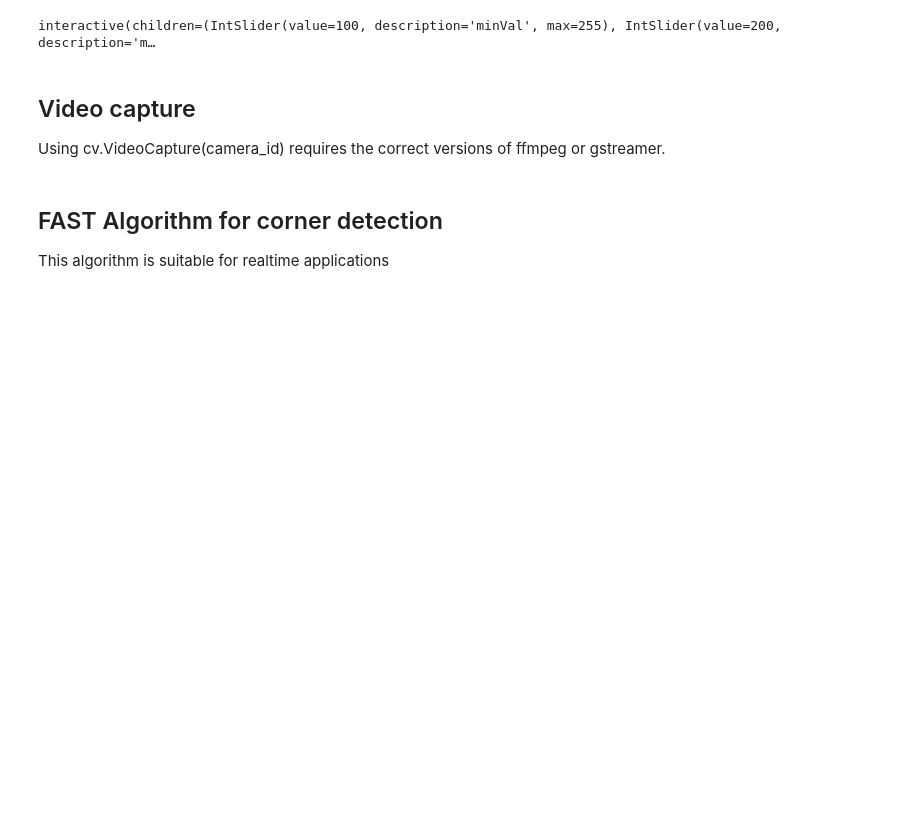
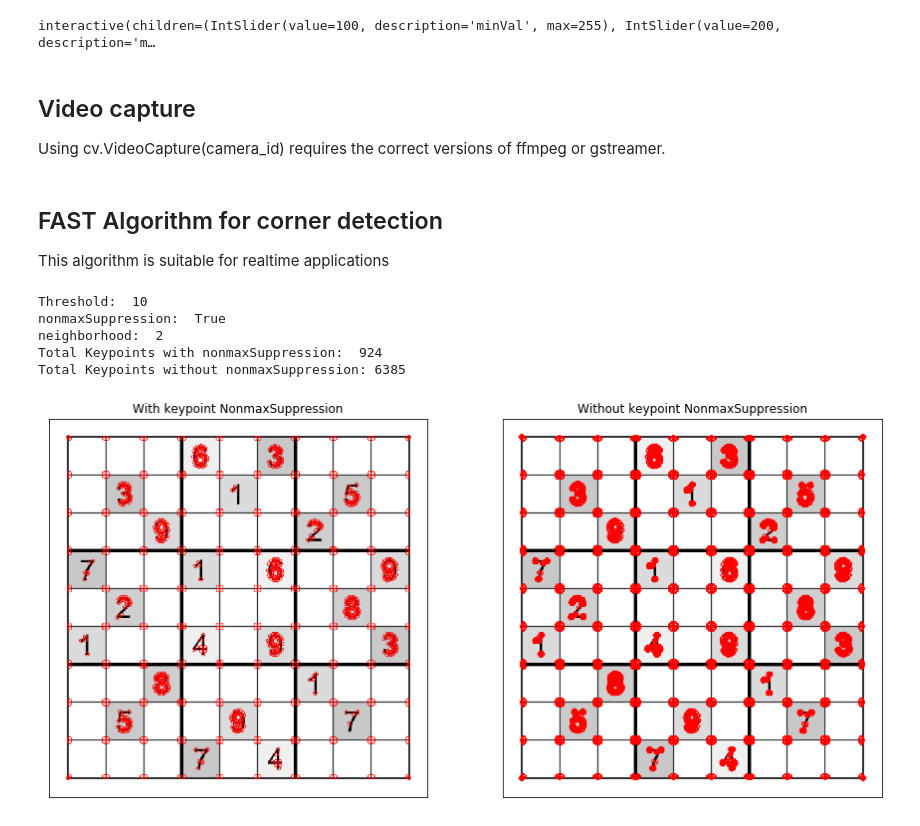
Before and after one commit to djlisashi/opencv-snippets, a Jupyter notebook: OpenCV code snippets.ipynb, the cells around one changed output. Drawn from its saved outputs; the diff is of its cells as text; code cells hidden in the pictures; blank space fills up the shorter version.

Commit message:
feat: add example for FAST algorithm with NonMaxSuppression

```diff
--- a/OpenCV code snippets.ipynb
+++ b/OpenCV code snippets.ipynb
@@ -256,17 +256,38 @@ cv.destroyAllWindows()
 ## FAST Algorithm for corner detection
 This algorithm is suitable for realtime applications
 # %%
-
-
 # Initiate FAST object with default values
 fast = cv.FastFeatureDetector_create()
 
 # find and draw the keypoints
 kp = fast.detect(sudoku_gray,None)
 img2 = cv.drawKeypoints(sudoku_gray, kp, color=(255,0,0), outImage = sudoku_gray)
 
 # Print all default params
-print ("Threshold: ", fast.getInt('threshold'))
-print ("nonmaxSuppression: ", fast.getBool('nonmaxSuppression'))
-print ("neighborhood: ", fast.getInt('type'))
+print ("Threshold: ", fast.getThreshold())
+print ("nonmaxSuppression: ", fast.getNonmaxSuppression())
+print ("neighborhood: ", fast.getType())
 print ("Total Keypoints with nonmaxSuppression: ", len(kp))
+
+# Disable nonmaxSuppression
+fast.setNonmaxSuppression(0)
+kp = fast.detect(sudoku_gray,None)
+
+
+print( "Total Keypoints without nonmaxSuppression: {}".format(len(kp)) )
+img3 = cv.drawKeypoints(sudoku_gray, kp, None, color=(255,0,0))
+
+
+plt.subplot(121),plt.imshow(img2,cmap = 'gray')
+plt.title('With keypoint NonmaxSuppression'), plt.xticks([]), plt.yticks([])
+plt.subplot(122),plt.imshow(img3,cmap = 'gray')
+plt.title('Without keypoint NonmaxSuppression'), plt.xticks([]), plt.yticks([])
+
+plt.show()
+# %% [output]
+Threshold:  10
+nonmaxSuppression:  True
+neighborhood:  2
+Total Keypoints with nonmaxSuppression:  924
+Total Keypoints without nonmaxSuppression: 6385
+[figure, added]
```
Also changed, not shown: parts of 1 cell of this notebook.
